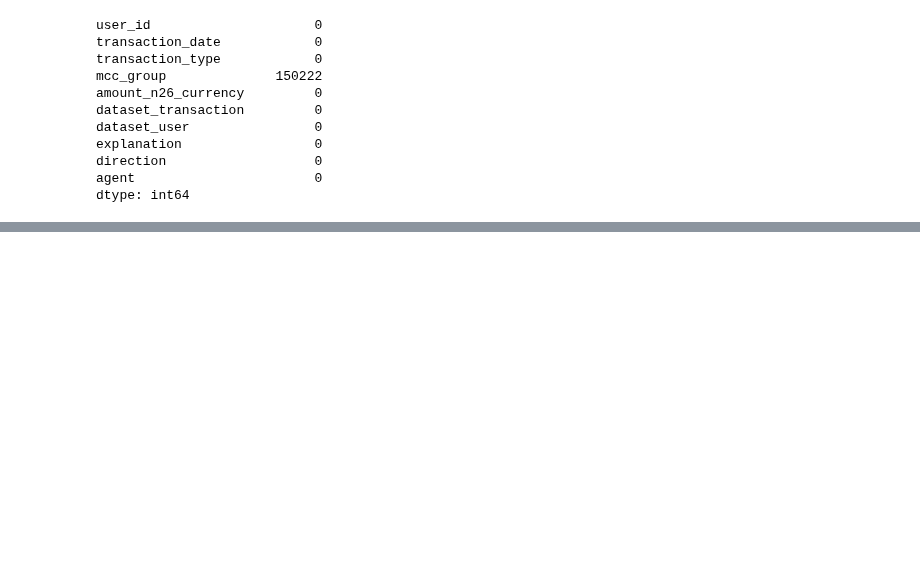
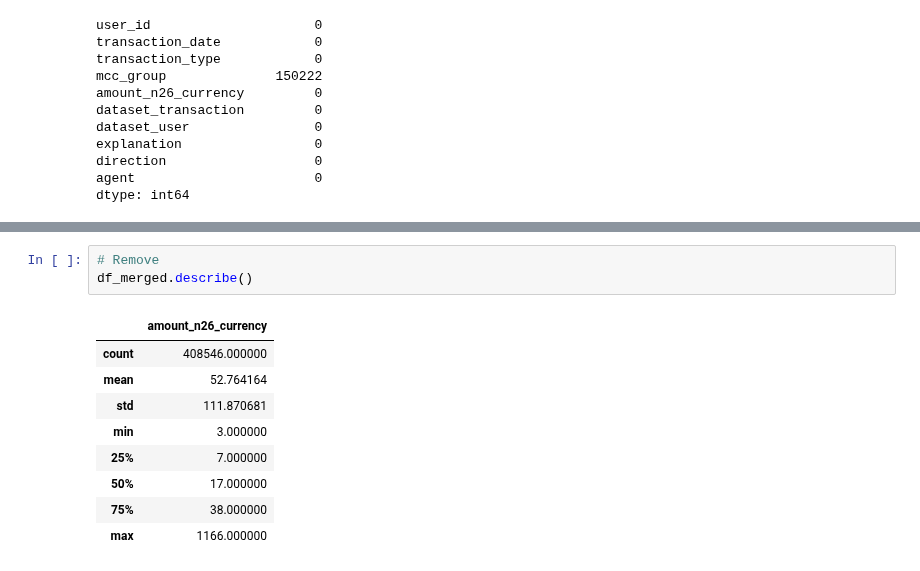
Before and after one commit to ajits-github/TimeSeries_Income_And_Expense_Prediction, a Jupyter notebook: TimeSeries_Income_And_Expense_Prediction.ipynb, the cells around one changed output, grey strips where cells are left out. Saved outputs shown, nothing was run; the diff lists cells and outputs as text; blank space fills up the shorter version.

```diff
--- a/TimeSeries_Income_And_Expense_Prediction.ipynb
+++ b/TimeSeries_Income_And_Expense_Prediction.ipynb
@@ -219,0 +263,13 @@ dtype: int64
+# %%
+# Remove
+df_merged.describe()
+# %% [output]
+|  | amount_n26_currency |
+| count | 408546.000000 |
+| mean | 52.764164 |
+| std | 111.870681 |
+| min | 3.000000 |
+| 25% | 7.000000 |
+| 50% | 17.000000 |
+| 75% | 38.000000 |
+| max | 1166.000000 |
```
Also changed, not shown: parts of 6 cells of this notebook.
